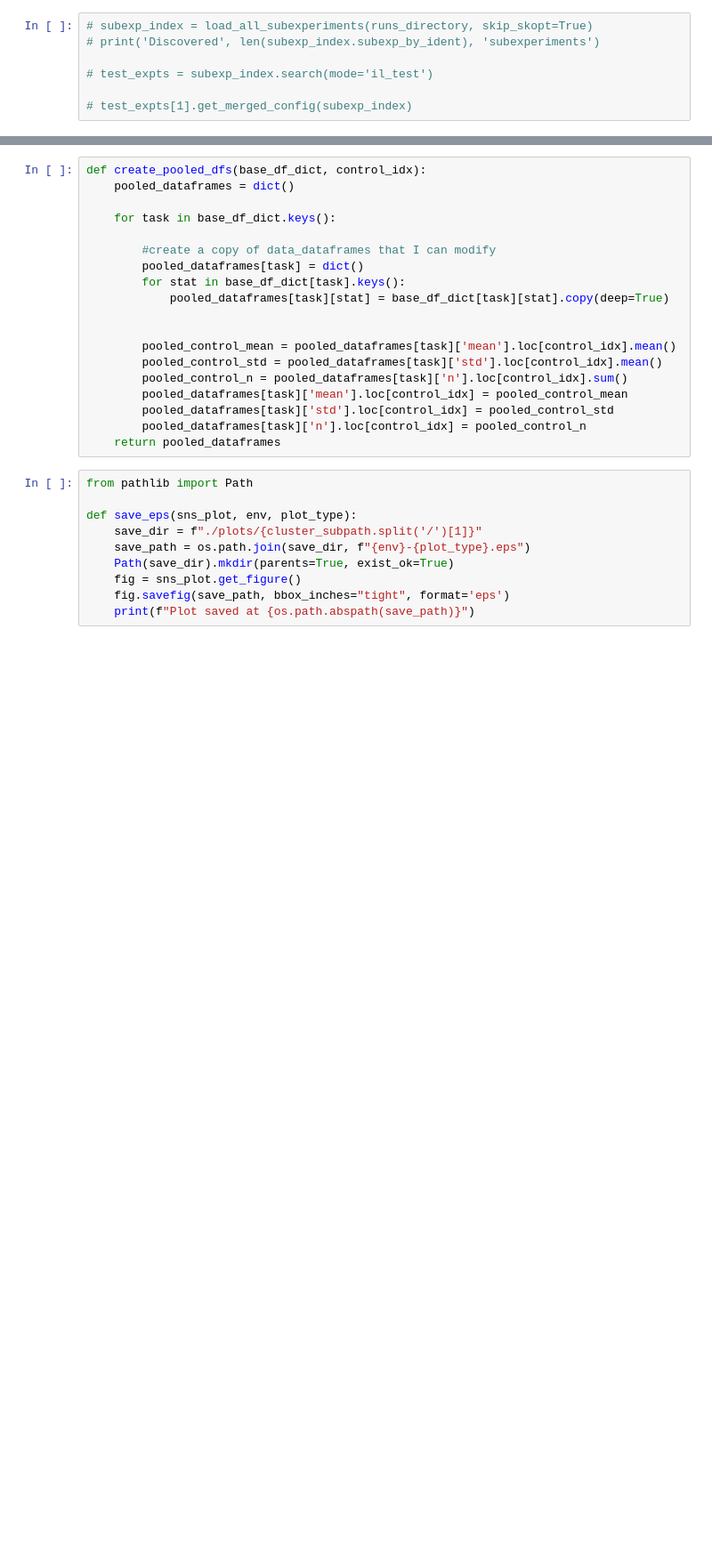
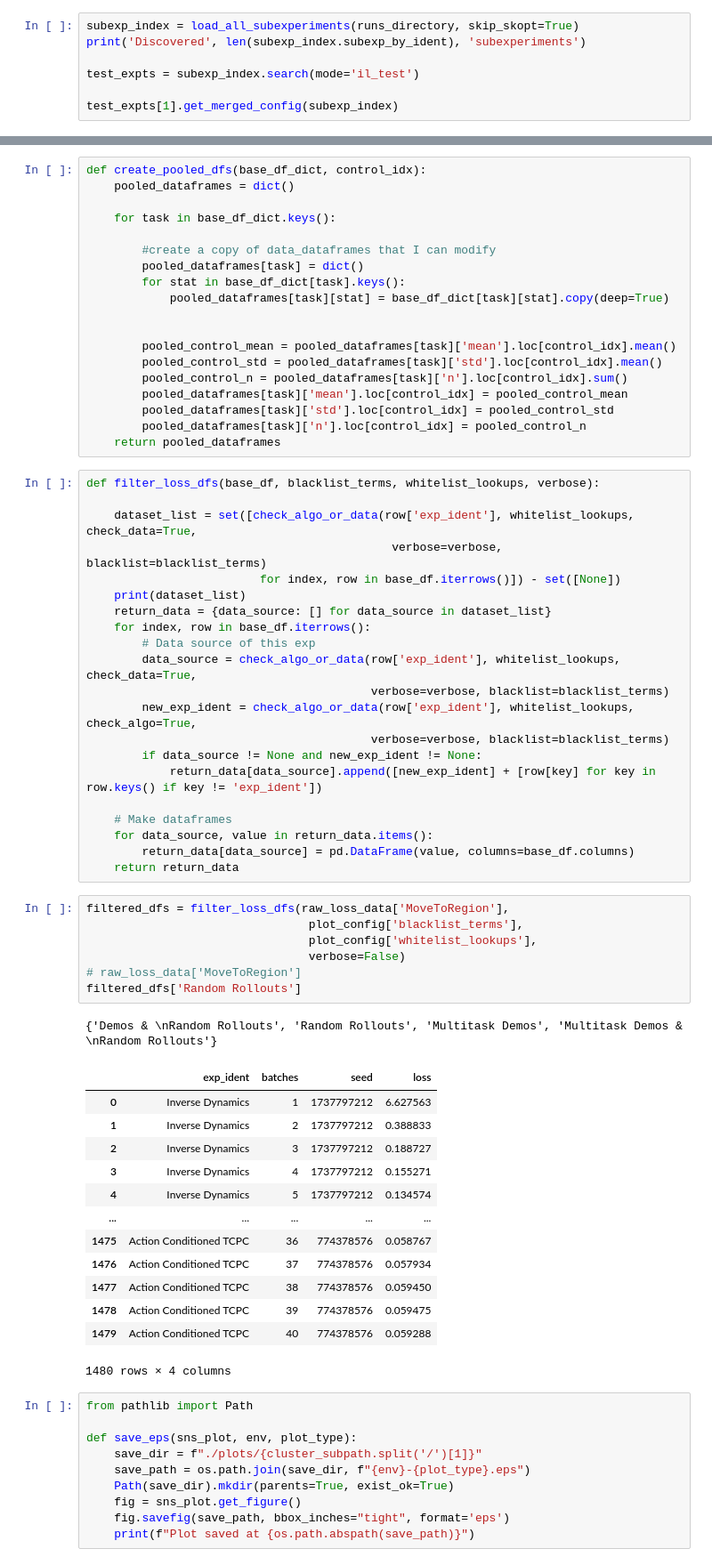
Before and after one commit to HumanCompatibleAI/eirli, a Jupyter notebook: analysis/plot.ipynb, the cells around one changed output, grey strips where cells are left out. Shown at 89% size. Cells and saved outputs as stored; diff of their text form; blank space fills up the shorter version.

```diff
--- a/analysis/plot.ipynb
+++ b/analysis/plot.ipynb
@@ -245,7 +245,7 @@ assert os.path.exists(exp_dir)
 # %%
-# subexp_index = load_all_subexperiments(runs_directory, skip_skopt=True)
-# print('Discovered', len(subexp_index.subexp_by_ident), 'subexperiments')
+subexp_index = load_all_subexperiments(runs_directory, skip_skopt=True)
+print('Discovered', len(subexp_index.subexp_by_ident), 'subexperiments')
 
-# test_expts = subexp_index.search(mode='il_test')
+test_expts = subexp_index.search(mode='il_test')
 
-# test_expts[1].get_merged_config(subexp_index)
+test_expts[1].get_merged_config(subexp_index)
@@ -760,6 +858,49 @@ def create_pooled_dfs(base_df_dict, control_idx):
         pooled_dataframes[task]['std'].loc[control_idx] = pooled_control_std
         pooled_dataframes[task]['n'].loc[control_idx] = pooled_control_n
     return pooled_dataframes
+# %%
+def filter_loss_dfs(base_df, blacklist_terms, whitelist_lookups, verbose):
+
+    dataset_list = set([check_algo_or_data(row['exp_ident'], whitelist_lookups, check_data=True,
+                                            verbose=verbose, blacklist=blacklist_terms)
+                         for index, row in base_df.iterrows()]) - set([None])
+    print(dataset_list)
+    return_data = {data_source: [] for data_source in dataset_list}
+    for index, row in base_df.iterrows():
+        # Data source of this exp
+        data_source = check_algo_or_data(row['exp_ident'], whitelist_lookups, check_data=True,
+                                         verbose=verbose, blacklist=blacklist_terms)
+        new_exp_ident = check_algo_or_data(row['exp_ident'], whitelist_lookups, check_algo=True,
+                                         verbose=verbose, blacklist=blacklist_terms)
+        if data_source != None and new_exp_ident != None:
+            return_data[data_source].append([new_exp_ident] + [row[key] for key in row.keys() if key != 'exp_ident'])
+
+    # Make dataframes
+    for data_source, value in return_data.items():
+        return_data[data_source] = pd.DataFrame(value, columns=base_df.columns)
+    return return_data
+# %%
+filtered_dfs = filter_loss_dfs(raw_loss_data['MoveToRegion'],
+                                plot_config['blacklist_terms'],
+                                plot_config['whitelist_lookups'],
+                                verbose=False)
+# raw_loss_data['MoveToRegion']
+filtered_dfs['Random Rollouts']
+# %% [output]
+{'Demos & \nRandom Rollouts', 'Random Rollouts', 'Multitask Demos', 'Multitask Demos & \nRandom Rollouts'}
+|  | exp_ident | batches | seed | loss |
+| 0 | Inverse Dynamics | 1 | 1737797212 | 6.627563 |
+| 1 | Inverse Dynamics | 2 | 1737797212 | 0.388833 |
+| 2 | Inverse Dynamics | 3 | 1737797212 | 0.188727 |
+| 3 | Inverse Dynamics | 4 | 1737797212 | 0.155271 |
+| 4 | Inverse Dynamics | 5 | 1737797212 | 0.134574 |
+| ... | ... | ... | ... | ... |
+| 1475 | Action Conditioned TCPC | 36 | 774378576 | 0.058767 |
+| 1476 | Action Conditioned TCPC | 37 | 774378576 | 0.057934 |
+| 1477 | Action Conditioned TCPC | 38 | 774378576 | 0.059450 |
+| 1478 | Action Conditioned TCPC | 39 | 774378576 | 0.059475 |
+| 1479 | Action Conditioned TCPC | 40 | 774378576 | 0.059288 |
+1480 rows × 4 columns
 # %%
 from pathlib import Path
 
```
Also changed, not shown: parts of 15 cells of this notebook.
